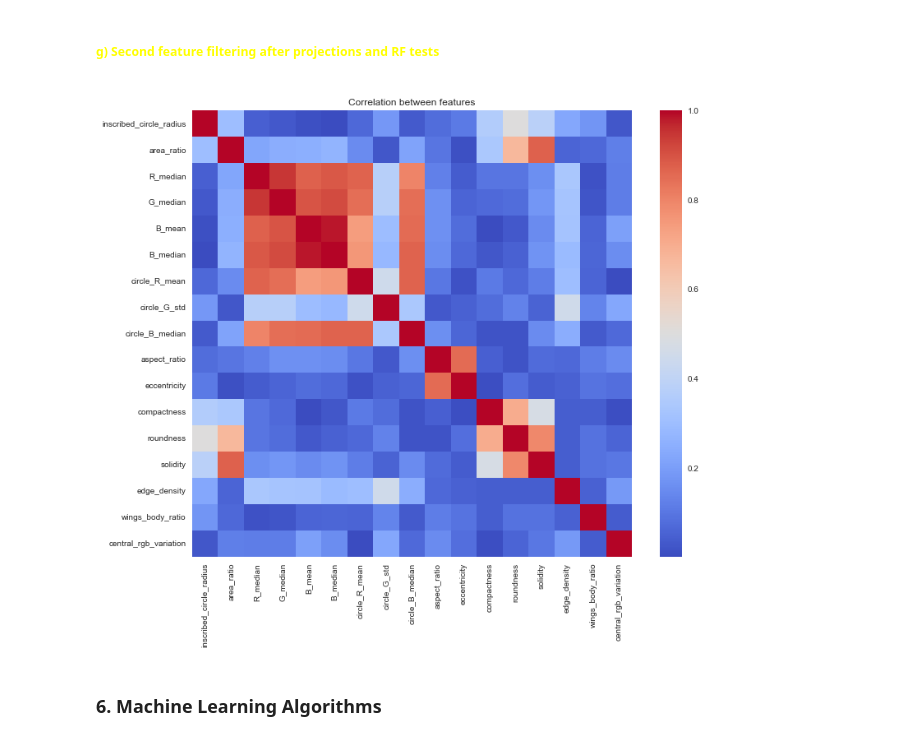
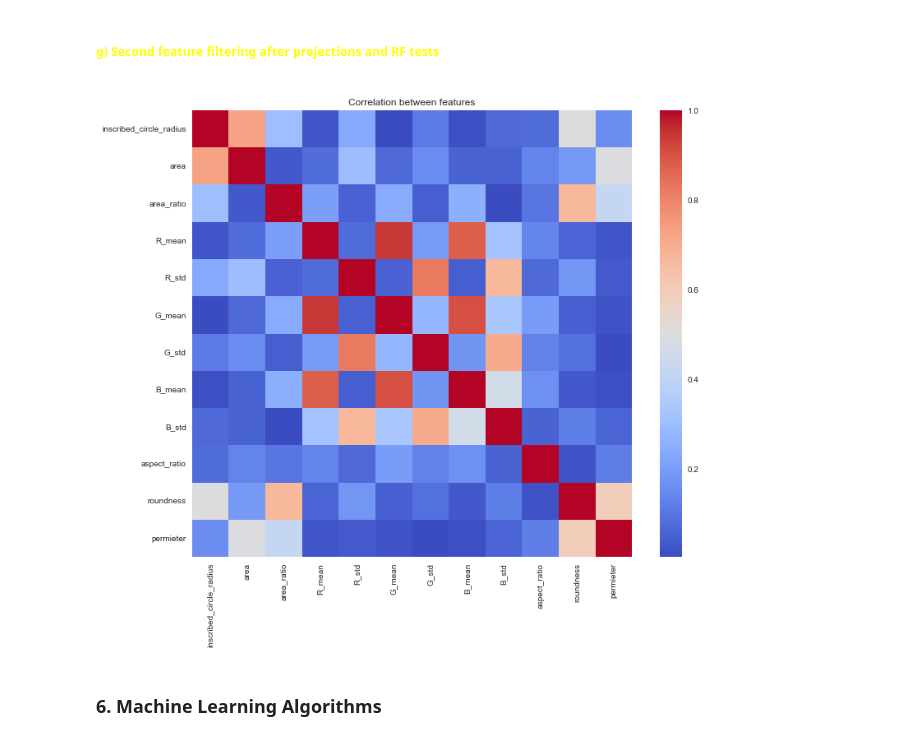
Before and after one commit to leplusfaurt/project_ML-AI, a Jupyter notebook: proj.ipynb, the cells around one changed output. Cells and saved outputs as stored; diff of their text form; code cells hidden in the pictures.

```diff
--- a/proj.ipynb
+++ b/proj.ipynb
@@ -259,6 +259,7 @@ def extract_comprehensive_features(image_path, mask_path, img_id=None):
         # REQUIRED: Area ratio (pixels of bug / pixels of full image)
         total_pixels = mask.shape[0] * mask.shape[1]
         bug_pixels = np.sum(mask)
+        features['area'] = bug_pixels
         features['area_ratio'] = bug_pixels / total_pixels
 
         # REQUIRED: RGB statistics within bug mask
@@ -303,6 +304,8 @@ def extract_comprehensive_features(image_path, mask_path, img_id=None):
             features['roundness'] = (4 * np.pi * prop.area) / max(prop.perimeter ** 2, 1e-6)
             features['orientation'] = prop.orientation
             features['solidity'] = prop.solidity
+            features['permieter'] = prop.perimeter
+            features['extent'] = prop.extent
 
         else:
             # Default values if no region found
@@ -868,16 +871,21 @@ UMAP not available, using Isomap instead...
 <font color='yellow'><h5>g) Second feature filtering after projections and RF tests
 # %%
 # Chosing manually which features to remove based on the previous results
-X_filtered_2 = X_filtered.drop(columns=['R_mean', 'G_mean', 'R_min', 'G_min', 'B_min','orientation', "glcm_energy"])
+X_filtered_2 = X.drop(columns=['R_max', 'G_max', 'B_max', 'R_min', 'G_min', 'B_min','R_median', 'G_median', 'B_median',
+                               'glcm_homogeneity', 'glcm_energy', 'central_rgb_variation',
+                               'circle_R_mean', 'circle_G_std', 'circle_B_median',
+                               'extent', 'eccentricity','compactness', 'orientation',
+                               'solidity','edge_density', 'wings_body_ratio'])
+
 
 corr_matrix = X_filtered_2.corr().abs()
 
 plt.figure(figsize=(12, 10))
 sns.heatmap(corr_matrix, cmap='coolwarm', annot=False)
 plt.title("Correlation between features")
 plt.show()
 # %% [output]
-[figure, old version]
+[figure, new version]
 # %% [markdown]
 <h3>6. Machine Learning Algorithms
 # %%
```
Also changed, not shown: parts of 17 cells of this notebook, 2 other files.
